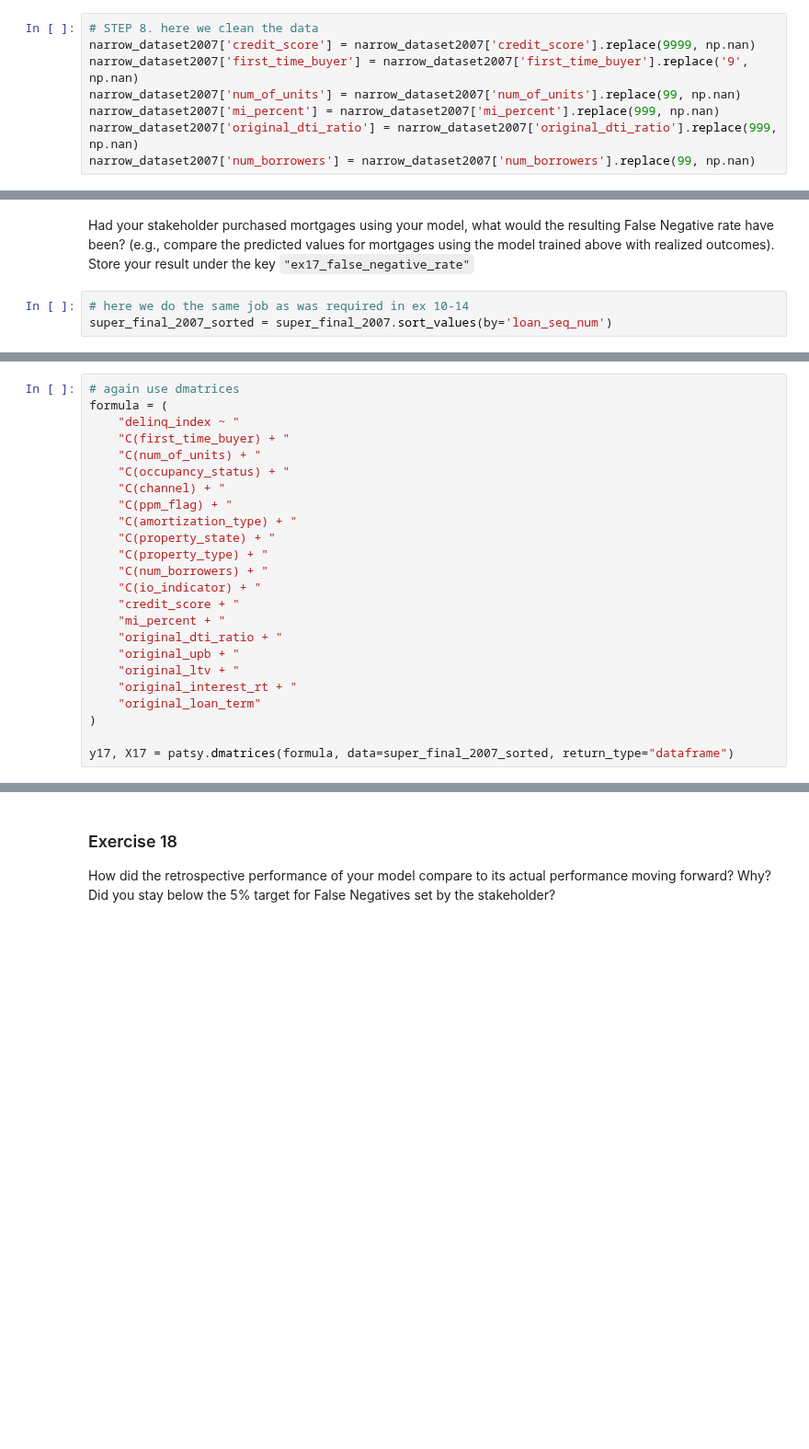
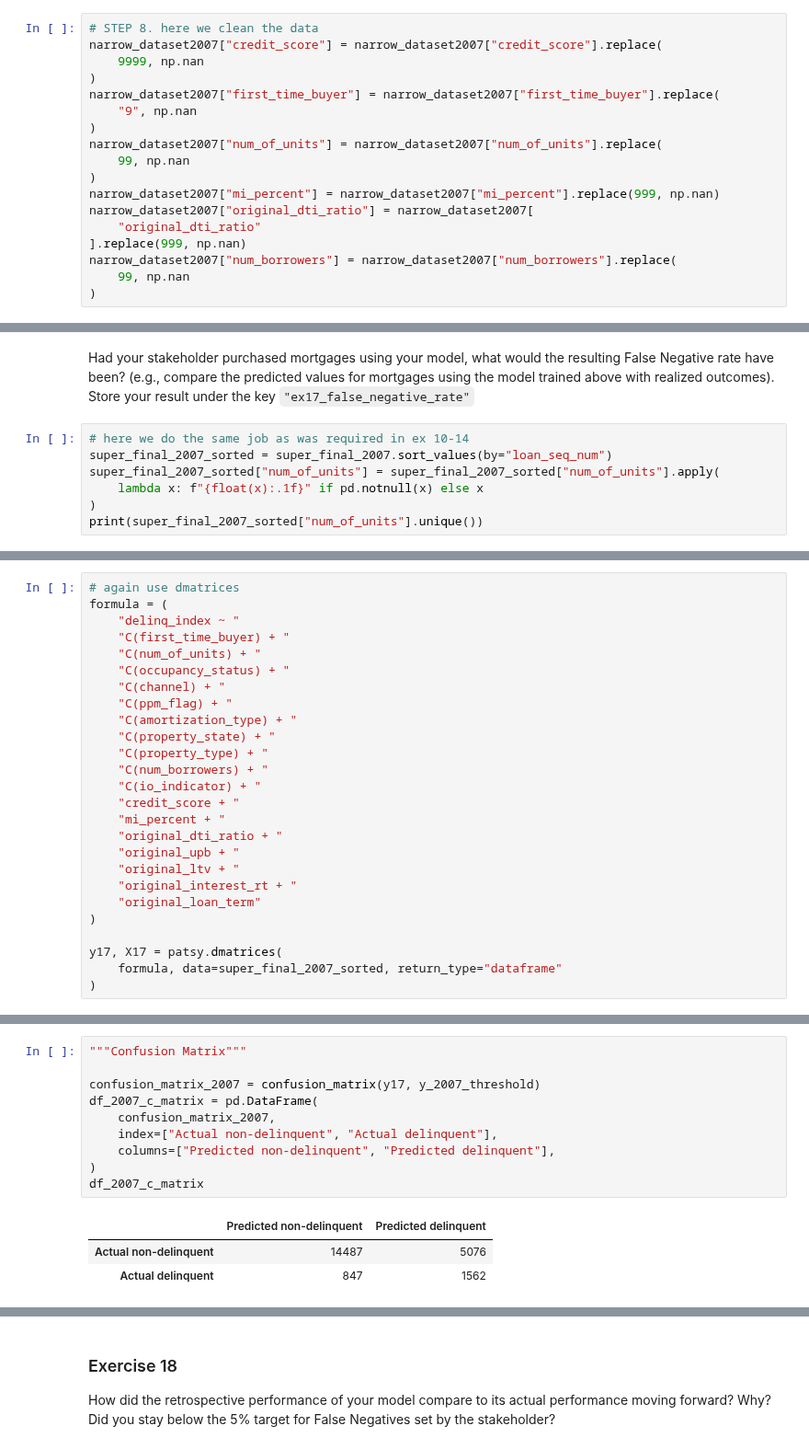
Before and after one commit to nogibjj/ZT-UDS, a Jupyter notebook: exercise_passive_prediction.ipynb, the cells around one changed output, grey strips where cells are left out. Shown at 92% size. Saved outputs shown, nothing was run; the diff lists cells and outputs as text; blank space fills up the shorter version.

```diff
--- a/exercise_passive_prediction.ipynb
+++ b/exercise_passive_prediction.ipynb
@@ -987,12 +1179,22 @@ memory usage: 3.4+ MB
 None
 # %%
 # STEP 8. here we clean the data
-narrow_dataset2007['credit_score'] = narrow_dataset2007['credit_score'].replace(9999, np.nan)
-narrow_dataset2007['first_time_buyer'] = narrow_dataset2007['first_time_buyer'].replace('9', np.nan)
-narrow_dataset2007['num_of_units'] = narrow_dataset2007['num_of_units'].replace(99, np.nan)
-narrow_dataset2007['mi_percent'] = narrow_dataset2007['mi_percent'].replace(999, np.nan)
-narrow_dataset2007['original_dti_ratio'] = narrow_dataset2007['original_dti_ratio'].replace(999, np.nan)
-narrow_dataset2007['num_borrowers'] = narrow_dataset2007['num_borrowers'].replace(99, np.nan)
+narrow_dataset2007["credit_score"] = narrow_dataset2007["credit_score"].replace(
+    9999, np.nan
+)
+narrow_dataset2007["first_time_buyer"] = narrow_dataset2007["first_time_buyer"].replace(
+    "9", np.nan
+)
+narrow_dataset2007["num_of_units"] = narrow_dataset2007["num_of_units"].replace(
+    99, np.nan
+)
+narrow_dataset2007["mi_percent"] = narrow_dataset2007["mi_percent"].replace(999, np.nan)
+narrow_dataset2007["original_dti_ratio"] = narrow_dataset2007[
+    "original_dti_ratio"
+].replace(999, np.nan)
+narrow_dataset2007["num_borrowers"] = narrow_dataset2007["num_borrowers"].replace(
+    99, np.nan
+)
 # %%
 print(narrow_dataset2007.isna().sum())
 # %% [output]
@@ -1037,4 +1241,8 @@ The shate of those mortgages that are delinquent is  10.96%
 Had your stakeholder purchased mortgages using your model, what would the resulting False Negative rate have been? (e.g., compare the predicted values for mortgages using the model trained above with realized outcomes). Store your result under the key `"ex17_false_negative_rate"`
 # %%
 # here we do the same job as was required in ex 10-14
-super_final_2007_sorted = super_final_2007.sort_values(by='loan_seq_num')
+super_final_2007_sorted = super_final_2007.sort_values(by="loan_seq_num")
+super_final_2007_sorted["num_of_units"] = super_final_2007_sorted["num_of_units"].apply(
+    lambda x: f"{float(x):.1f}" if pd.notnull(x) else x
+)
+print(super_final_2007_sorted["num_of_units"].unique())
@@ -1061,4 +1271,6 @@ formula = (
     "original_loan_term"
 )
 
-y17, X17 = patsy.dmatrices(formula, data=super_final_2007_sorted, return_type="dataframe")
+y17, X17 = patsy.dmatrices(
+    formula, data=super_final_2007_sorted, return_type="dataframe"
+)
@@ -1080,0 +1284,14 @@ Feature names unseen at fit time:
+# %%
+"""Confusion Matrix"""
+
+confusion_matrix_2007 = confusion_matrix(y17, y_2007_threshold)
+df_2007_c_matrix = pd.DataFrame(
+    confusion_matrix_2007,
+    index=["Actual non-delinquent", "Actual delinquent"],
+    columns=["Predicted non-delinquent", "Predicted delinquent"],
+)
+df_2007_c_matrix
+# %% [output]
+|  | Predicted non-delinquent | Predicted delinquent |
+| Actual non-delinquent | 14487 | 5076 |
+| Actual delinquent | 847 | 1562 |
```
Also changed, not shown: parts of 59 cells of this notebook.
